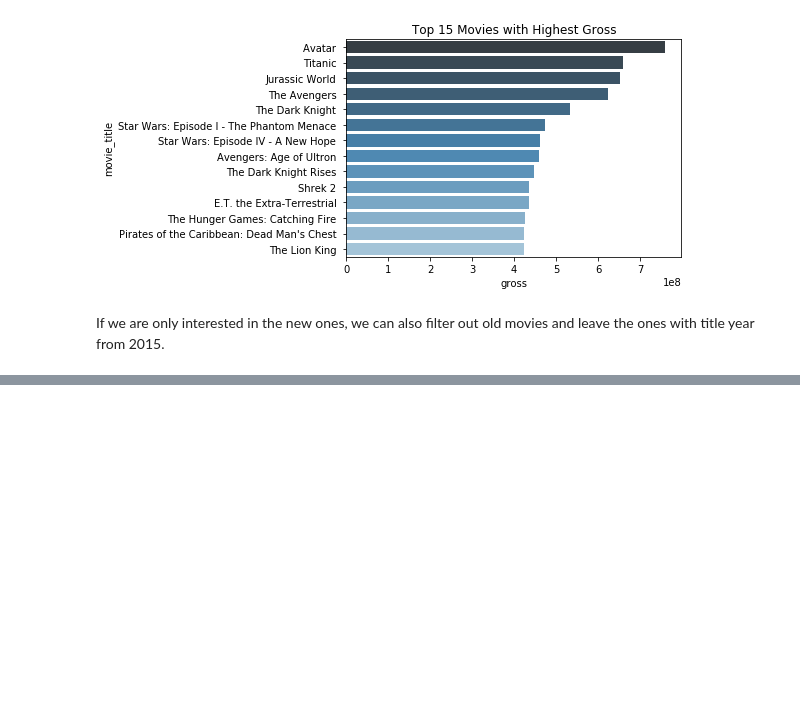
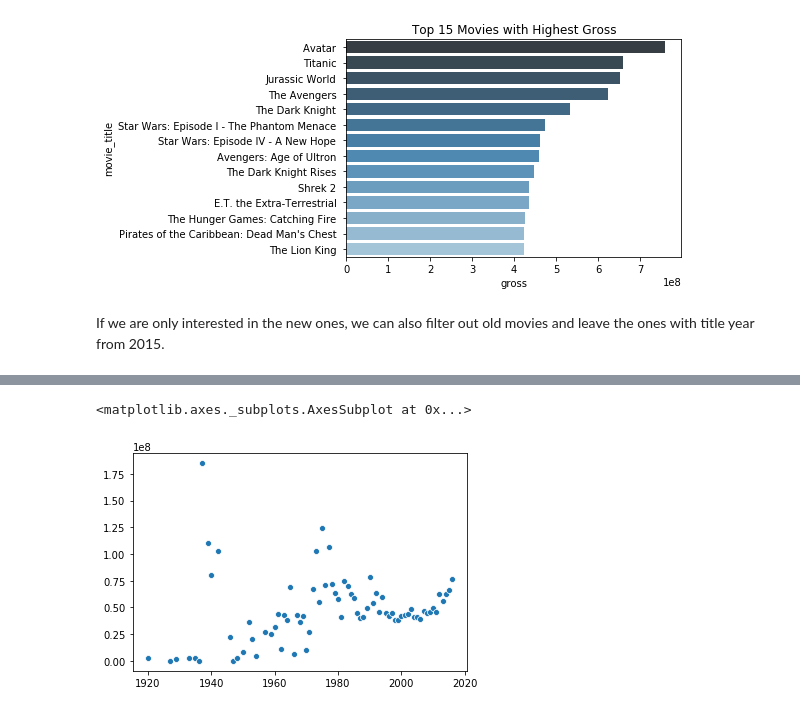
Before and after one commit to mookee233/final_tutorial, a Jupyter notebook: draft.ipynb, the cells around one changed output, grey strips where cells are left out. Saved outputs shown, nothing was run; the diff lists cells and outputs as text; code cells hidden in the pictures; blank space fills up the shorter version.

```diff
--- a/draft.ipynb
+++ b/draft.ipynb
@@ -111,0 +126,10 @@ Text(0.5, 1.0, 'Top 15 Movies with Highest Gross from 2015')
+# %%
+gross_list = []
+years = []
+for year, j in movies.groupby(['title_year']):
+    years.append(year)
+    gross_list.append(np.mean(j['gross']))
+seaborn.scatterplot(x=years, y=gross_list)
+# %% [output]
+<matplotlib.axes._subplots.AxesSubplot at 0x...>
+[figure, added]
```
Also changed, not shown: parts of 10 cells of this notebook, 1 other file.
